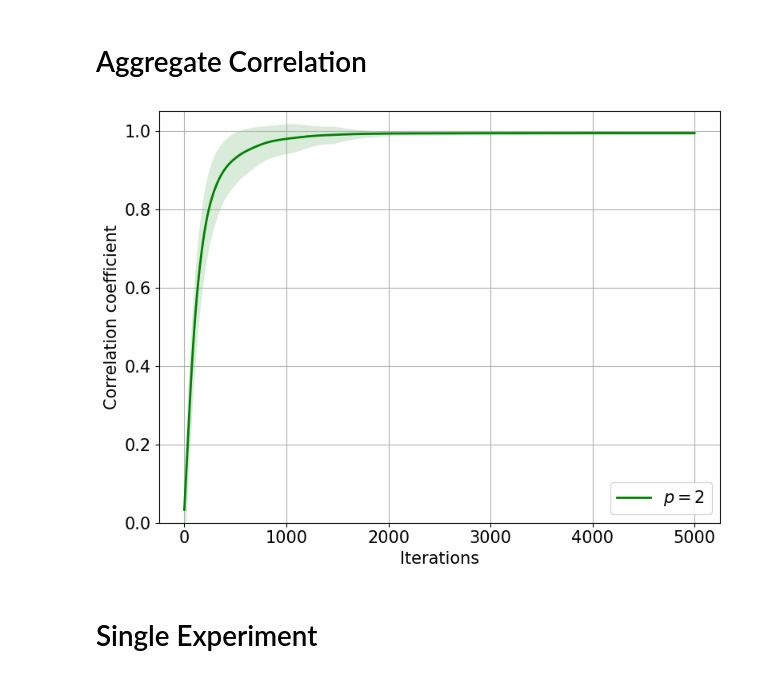
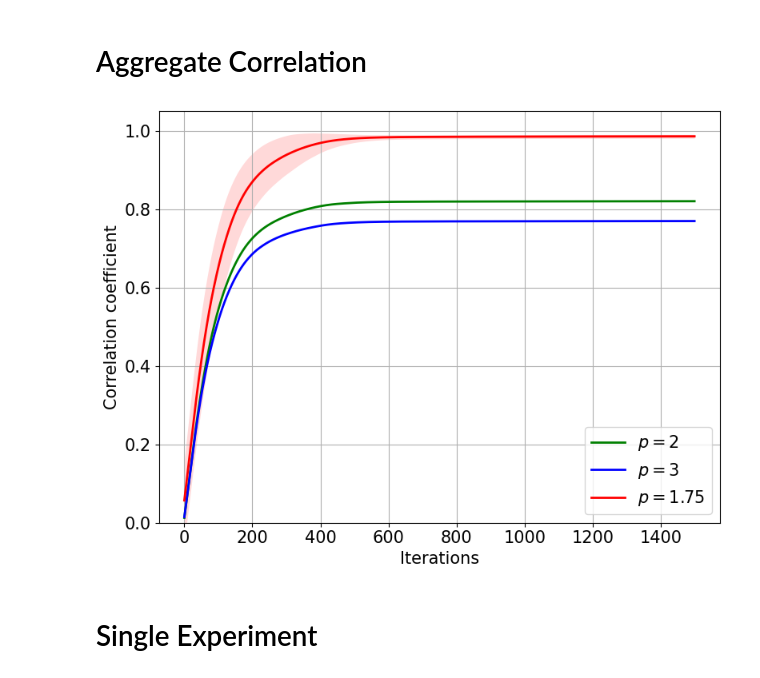
Before and after one commit to aaronk2002/superurop-repo, a Jupyter notebook: plotter.ipynb, the cells around one changed output. Drawn from its saved outputs; the diff is of its cells as text; code cells hidden in the pictures.

```diff
--- a/plotter.ipynb
+++ b/plotter.ipynb
@@ -8,11 +8,12 @@ from tqdm import tqdm
 # Aggregate Correlation
 # %%
 # Choose the p for the l_p-MD optimization path
-p = 2
+p = '1_75'
+epochs = 1500
 # %%
-all_corrs_3 = np.zeros((100, 20000))
-all_corrs_2 = np.zeros((100, 2000))
-all_corrs_1_75 = np.zeros((100, 1500))
+all_corrs_3 = np.zeros((100, epochs))
+all_corrs_2 = np.zeros((100, epochs))
+all_corrs_1_75 = np.zeros((100, epochs))
 
 # Extract correlations from experimental results
 for idx in tqdm(range(1, 101)):
@@ -24,32 +25,31 @@ for idx in tqdm(range(1, 101)):
     all_corrs_3[idx-1] = results
 # %%
 plt.figure(figsize=(8,6))
-THRED = 10000 if p == 3 else 2000 if p == 2 else 1500
 
-mean, std = all_corrs_2.mean(0)[:THRED], all_corrs_2.std(0)[:THRED]
-plt.plot(mean[:THRED], color='g', linewidth=2, label=r'$p=2$')
-plt.fill_between(range(THRED), mean[:THRED]-std[:THRED], mean[:THRED]+std[:THRED], color='g', alpha=0.15, linewidth=0)
+mean, std = all_corrs_2.mean(0)[:epochs], all_corrs_2.std(0)[:epochs]
+plt.plot(mean[:epochs], color='g', linewidth=2, label=r'$p=2$')
+# plt.fill_between(range(epochs), mean[:epochs]-std[:epochs], mean[:epochs]+std[:epochs], color='g', alpha=0.15, linewidth=0)
 
-mean, std = all_corrs_3.mean(0)[:THRED], all_corrs_3.std(0)[:THRED]
-plt.plot(mean[:THRED], color='b', linewidth=2, label=r'$p=3$')
-plt.fill_between(range(THRED), mean[:THRED]-std[:THRED], mean[:THRED]+std[:THRED], color='b', alpha=0.15, linewidth=0)
+mean, std = all_corrs_3.mean(0)[:epochs], all_corrs_3.std(0)[:epochs]
+plt.plot(mean[:epochs], color='b', linewidth=2, label=r'$p=3$')
+# plt.fill_between(range(epochs), mean[:epochs]-std[:epochs], mean[:epochs]+std[:epochs], color='b', alpha=0.15, linewidth=0)
 
-mean, std = all_corrs_1_75.mean(0)[:THRED], all_corrs_1_75.std(0)[:THRED]
+mean, std = all_corrs_1_75.mean(0)[:epochs], all_corrs_1_75.std(0)[:epochs]
 plt.plot(mean, color='r', linewidth=2, label=r'$p=1.75$')
-plt.fill_between(range(THRED), mean[:THRED]-std[:THRED], mean[:THRED]+std[:THRED], color='r', alpha=0.15, linewidth=0)
+plt.fill_between(range(epochs), mean[:epochs]-std[:epochs], mean[:epochs]+std[:epochs], color='r', alpha=0.15, linewidth=0)
 
 plt.legend(fontsize=15)
 plt.xlabel('Iterations', fontsize=15)
 plt.ylabel('Correlation coefficient', fontsize=15)
 plt.xticks(fontsize=15)
 plt.yticks(fontsize=15)
 plt.ylim([0, 1.05])
 plt.grid()
 plt.tight_layout()
-plt.savefig("p{p}.jpg")
+plt.savefig(f"images/p{p}.jpg")
 plt.show()
 # %% [output]
-[figure, old version]
+[figure, new version]
 # %% [markdown]
 # Single Experiment
 # %%
```
Also changed, not shown: 1 other file.
